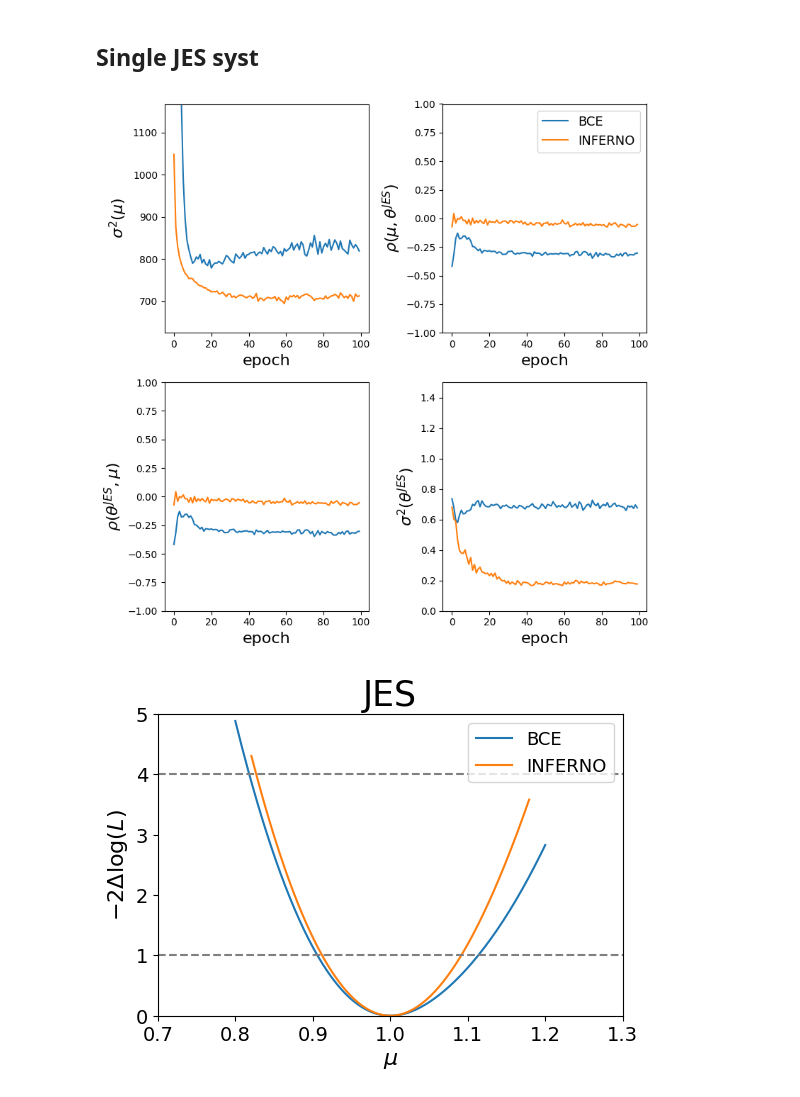
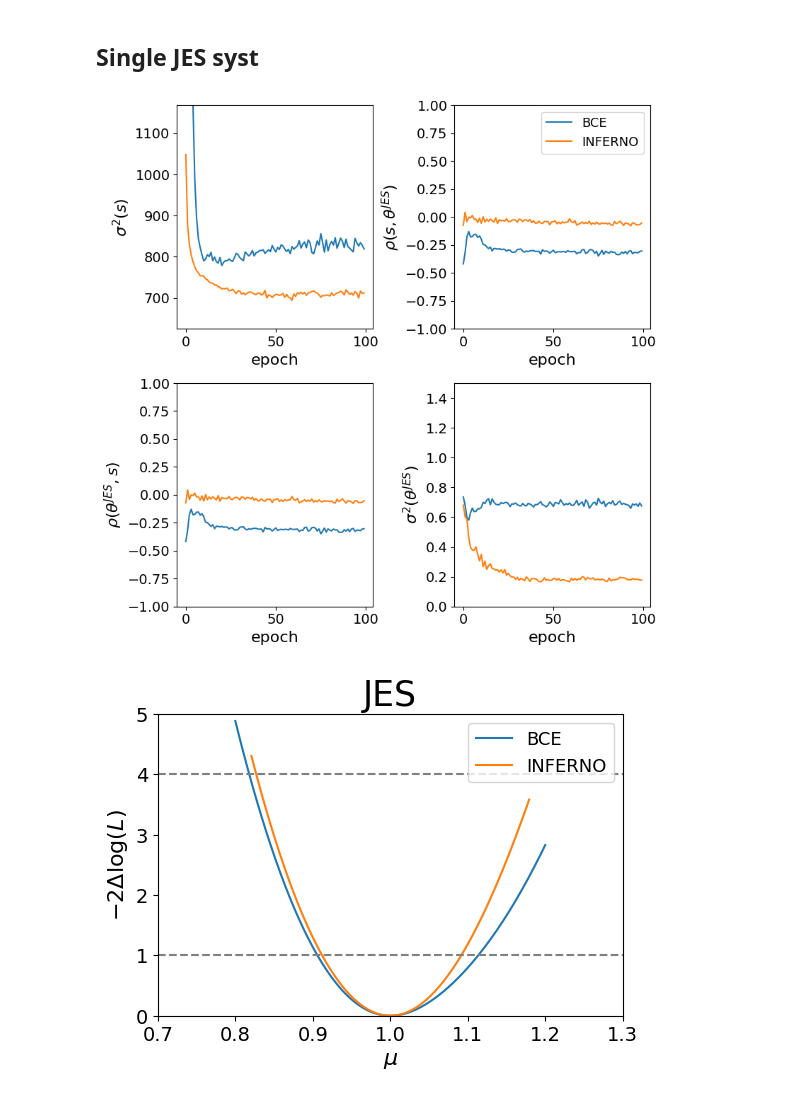
Before and after one commit to llayer/cmsopen, a Jupyter notebook: inferno/plot_inferno.ipynb, the cells around one changed output. Cells and saved outputs as stored; diff of their text form; code cells hidden in the pictures.

```diff
--- a/inferno/plot_inferno.ipynb
+++ b/inferno/plot_inferno.ipynb
@@ -10,7 +10,7 @@ matplotlib.rc('ytick', labelsize=14)
 from plot import *
 from fit import *
 # %%
-figure_folder = "figures_thesis/"
+figure_folder = "figures_thesis2/"
 # %% [markdown]
 ## No Syst
 # %%
@@ -211,9 +211,9 @@ path = "/home/centos/mount_point/data/artificial_experiments/shape_syst/jes/trai
 cov_bce = np.load(path + "bce/val_cov.npy").squeeze()
 inf_bce = np.load(path + "inferno/val_cov.npy").squeeze()
 # %%
-plot_cov_infbce(cov_bce, inf_bce, names = ["\mu", r"\theta^{JES}"], stddev=False, name="cov_jes")
+plot_cov_infbce(cov_bce, inf_bce, names = ["s", r"\theta^{JES}"], stddev=False, name="cov_jes")
 # %% [output]
-[figure, old version]
+[figure, new version]
 # %%
 path = "/home/centos/mount_point/data/artificial_experiments/shape_syst/"
 for s, t in zip(["jes", "jer", "taue"], ["JES", "JER", "TauE"]):
```
Also changed, not shown: parts of 46 cells of this notebook.
